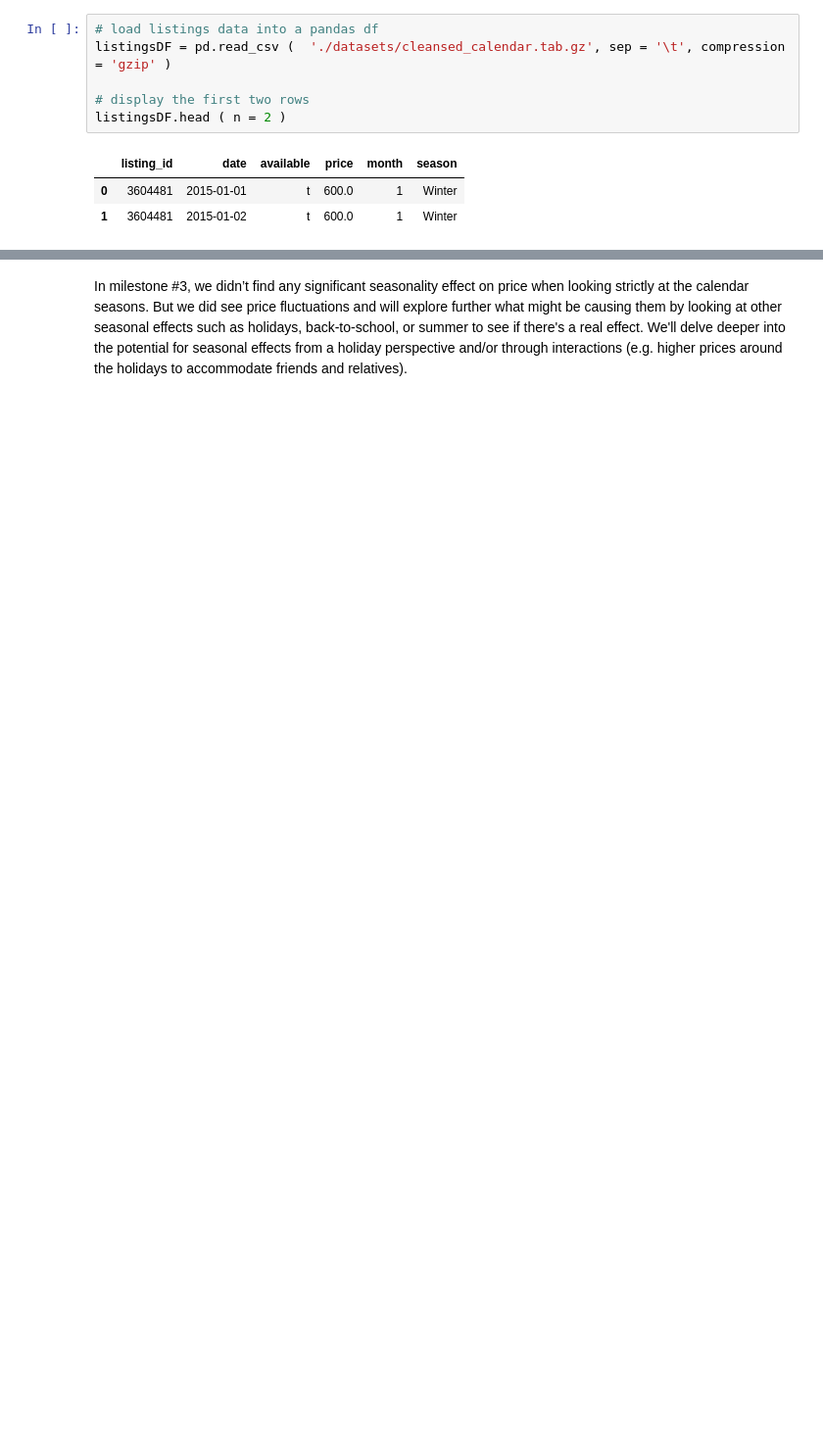
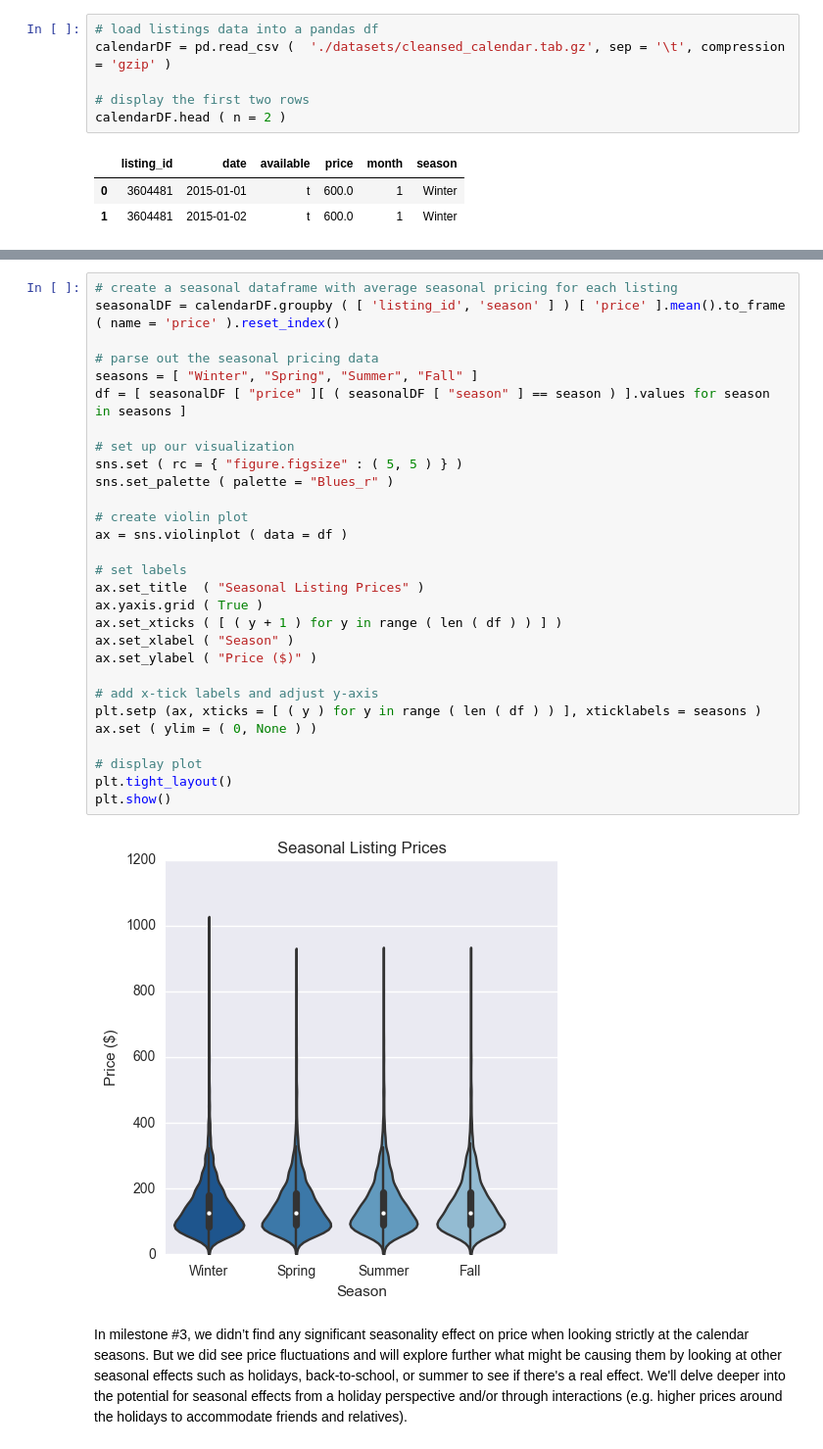
Before and after one commit to vijay4321/cs109AAirbnbProject, a Jupyter notebook: Camera-Murray-Garg-Thangella_CS109A_Project_Final_Report_pt1_seasonality.ipynb, the cells around one changed output, grey strips where cells are left out. Shown at 98% size. Drawn from its saved outputs; the diff is of its cells as text; blank space fills up the shorter version.

Commit message:
New web images and seasonality update

```diff
--- a/Camera-Murray-Garg-Thangella_CS109A_Project_Final_Report_pt1_seasonality.ipynb
+++ b/Camera-Murray-Garg-Thangella_CS109A_Project_Final_Report_pt1_seasonality.ipynb
@@ -52,10 +53,10 @@ listingsDF.shape
 (19526, 30)
 # %%
 # load listings data into a pandas df
-listingsDF = pd.read_csv (  './datasets/cleansed_calendar.tab.gz', sep = '\t', compression = 'gzip' )
+calendarDF = pd.read_csv (  './datasets/cleansed_calendar.tab.gz', sep = '\t', compression = 'gzip' )
 
 # display the first two rows
-listingsDF.head ( n = 2 )
+calendarDF.head ( n = 2 )
 # %% [output]
 |  | listing_id | date | available | price | month | season |
 | 0 | 3604481 | 2015-01-01 | t | 600.0 | 1 | Winter |
@@ -63,2 +70,33 @@ listingsDF.head ( n = 2 )
+# %%
+# create a seasonal dataframe with average seasonal pricing for each listing
+seasonalDF = calendarDF.groupby ( [ 'listing_id', 'season' ] ) [ 'price' ].mean().to_frame ( name = 'price' ).reset_index()
+
+# parse out the seasonal pricing data
+seasons = [ "Winter", "Spring", "Summer", "Fall" ]
+df = [ seasonalDF [ "price" ][ ( seasonalDF [ "season" ] == season ) ].values for season in seasons ]
+
+# set up our visualization
+sns.set ( rc = { "figure.figsize" : ( 5, 5 ) } )
+sns.set_palette ( palette = "Blues_r" )
+
+# create violin plot
+ax = sns.violinplot ( data = df )
+
+# set labels
+ax.set_title  ( "Seasonal Listing Prices" )
+ax.yaxis.grid ( True )
+ax.set_xticks ( [ ( y + 1 ) for y in range ( len ( df ) ) ] )
+ax.set_xlabel ( "Season" )
+ax.set_ylabel ( "Price ($)" )
+
+# add x-tick labels and adjust y-axis
+plt.setp (ax, xticks = [ ( y ) for y in range ( len ( df ) ) ], xticklabels = seasons )
+ax.set ( ylim = ( 0, None ) )
+
+# display plot
+plt.tight_layout()
+plt.show()
+# %% [output]
+[figure, added]
 # %% [markdown]
 In milestone #3, we didn’t find any significant seasonality effect on price when looking strictly at the calendar seasons. But we did see price fluctuations and will explore further what might be causing them by looking at other seasonal effects such as holidays, back-to-school, or summer to see if there's a real effect. We'll delve deeper into the potential for seasonal effects from a holiday perspective and/or through interactions (e.g. higher prices around the holidays to accommodate friends and relatives).
```
Also changed, not shown: parts of 17 cells of this notebook, 9 other files.
